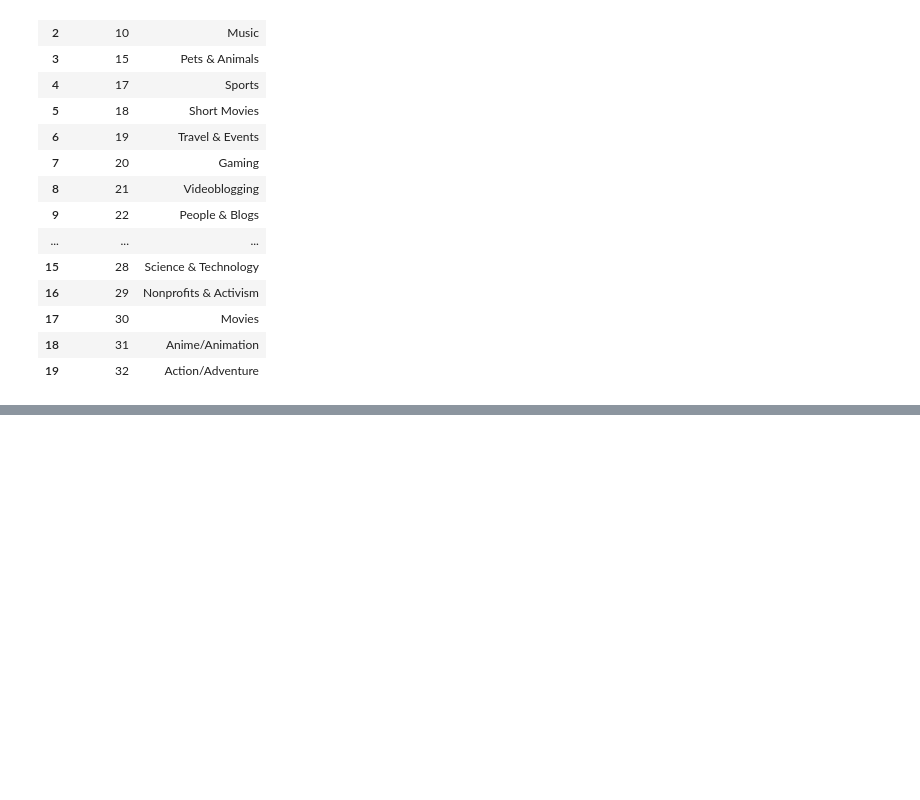
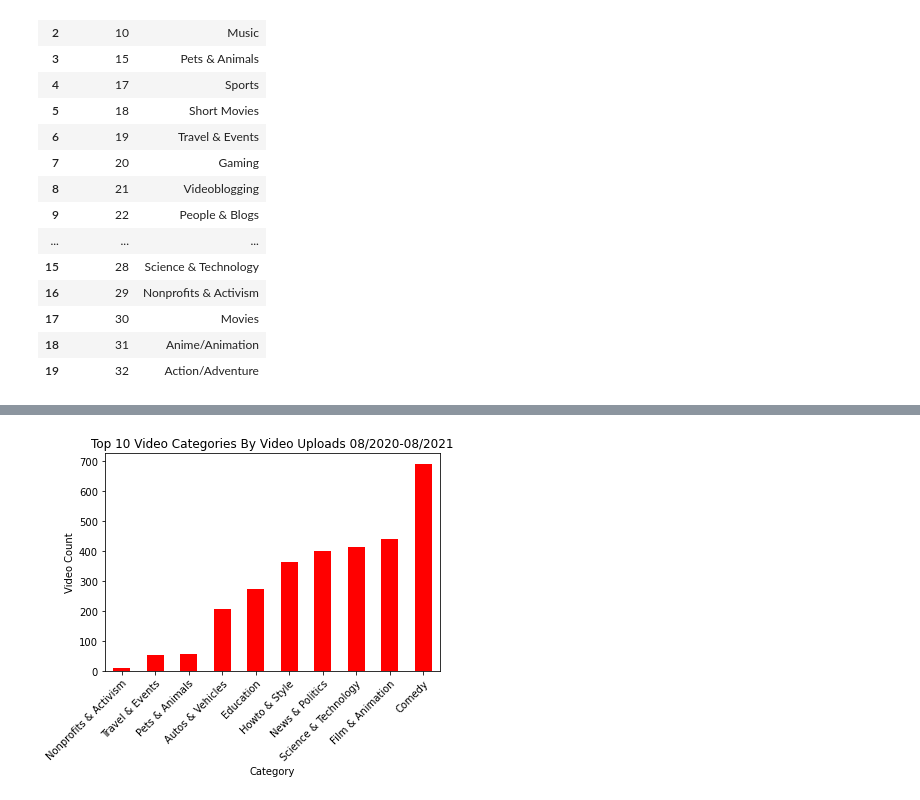
Before and after one commit to robertfben/Covid-Vs.-YouTube-Let-s-get-this-Bread, a Jupyter notebook: Bobby_Update.ipynb, the cells around one changed output, grey strips where cells are left out. Cells and saved outputs as stored; diff of their text form; code cells hidden in the pictures; blank space fills up the shorter version.

```diff
--- a/Bobby_Update.ipynb
+++ b/Bobby_Update.ipynb
@@ -338,0 +355,20 @@ YT_2020_Category_Summary
+# %%
+# creating same summary table, but instead using .loc to grab data only from time period needed (08/20-08/21)
+
+# Filtering Youtube Data for 08/2020-08/2021 (Project's COVID period)
+YT_Data_COVID = df_merge.loc[(df_merge['Year'] >= 2020) & (df_merge['Year'] < 2022) &
+                            (df_merge['Month'] >= 8)]
+
+# Counts of video in each category published in 2020
+YT_COVID_Category_Summary = {'view_count': ['count']}
+YT_COVID_Category_Summary = YT_Data_COVID.groupby(['category']).agg(agg_func_count).sort_values(by=('view_count','count'),ascending=False)
+
+# mean, median, mode, and average of the video categories count list (max, min, mode)
+# Calculate total likes
+# Avaerage of likes against total volume of videos
+# Correlation between like count and volume of views
+
+# Convert to Data Frame
+YT_COVID_Category_Summary = pd.DataFrame(YT_COVID_Category_Summary)
+
+YT_COVID_Category_Summary
@@ -338,0 +409,10 @@ YT_2020_Category_Summary
+# %%
+# Top 10 videos by category for COVID time-frame data (08/2020-08/2021)
+YT_Data_COVID.groupby(YT_Data_COVID['category']).size().sort_values(ascending=True).head(10).plot(kind='bar',color='red')
+plt.title('Top 10 Video Categories By Video Uploads 08/2020-08/2021')
+plt.xlabel('Category')
+plt.ylabel('Video Count')
+plt.xticks(rotation=45,ha='right',rotation_mode='anchor')
+plt.show()
+# %% [output]
+[figure, added]
```
Also changed, not shown: parts of 15 cells of this notebook.
